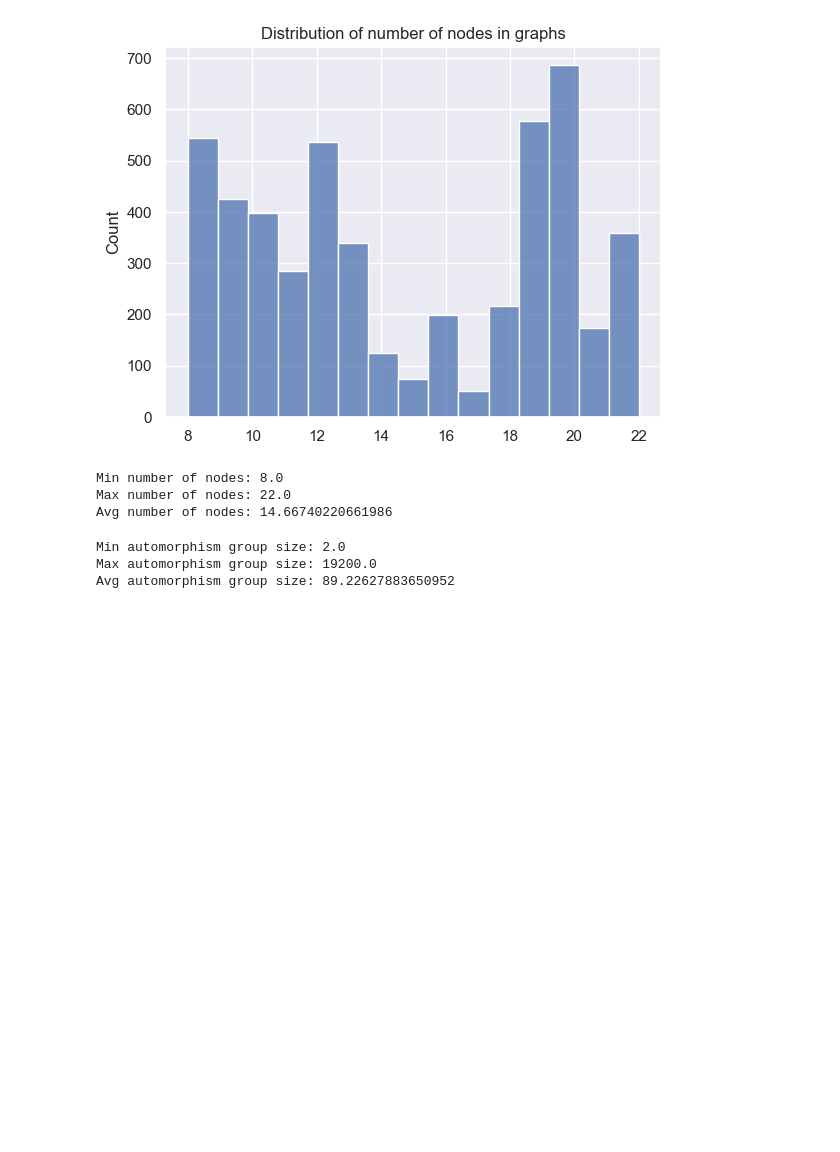
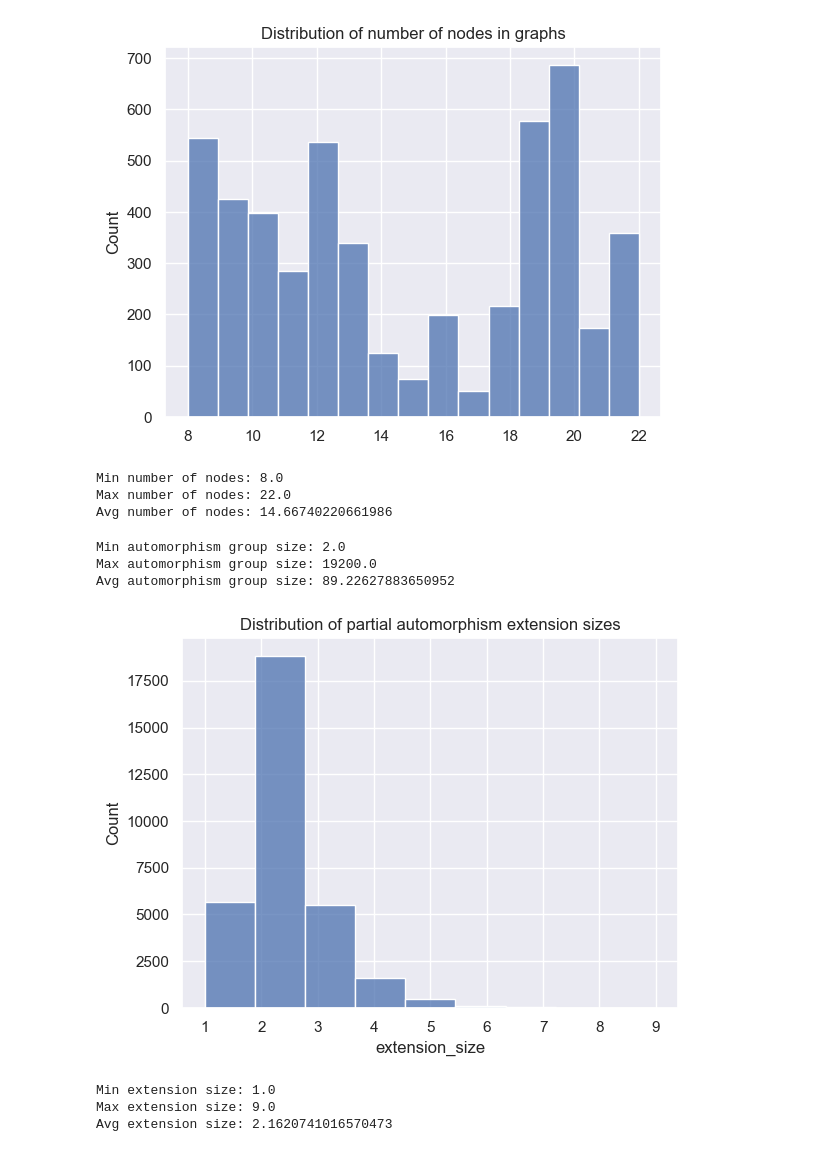
Before and after one commit to rivalxy/gnn-graph-theory, a Jupyter notebook: dataset/stats.ipynb, the cells around one changed output. Saved outputs shown, nothing was run; the diff lists cells and outputs as text; code cells hidden in the pictures; blank space fills up the shorter version.

Commit message:
Adds statistics for generated automorphisms

```diff
--- a/dataset/stats.ipynb
+++ b/dataset/stats.ipynb
@@ -51,3 +53,19 @@ print(f"Avg automorphism group size: {avg_group_size}")
 Min automorphism group size: 2.0
 Max automorphism group size: 19200.0
 Avg automorphism group size: 89.22627883650952
+# %%
+df = pd.read_csv("partial_automorphism_sizes.csv")
+sns.set_theme()
+sns.histplot(df["extension_size"].where(df["extension_size"] != 0), bins=9).set(title="Distribution of partial automorphism extension sizes")
+plt.show()
+min_extension_size = np.min(df["extension_size"].where(df["extension_size"] != 0))
+max_extension_size = np.max(df["extension_size"])
+avg_extension_size = np.mean(df["extension_size"].where(df["extension_size"] != 0))
+print(f"Min extension size: {min_extension_size}")
+print(f"Max extension size: {max_extension_size}")
+print(f"Avg extension size: {avg_extension_size}")
+# %% [output]
+[figure, added]
+Min extension size: 1.0
+Max extension size: 9.0
+Avg extension size: 2.1620741016570473
```
Also changed, not shown: parts of 1 cell of this notebook.
